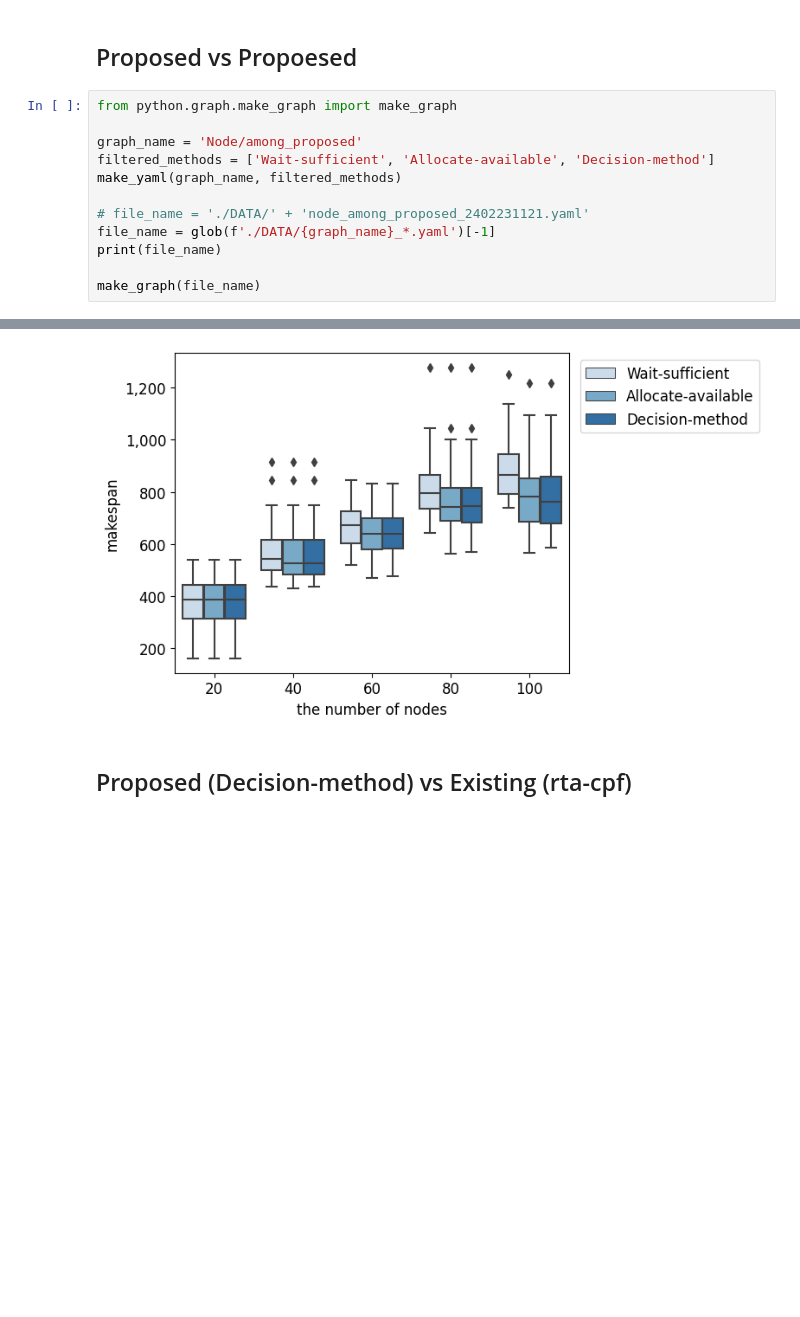
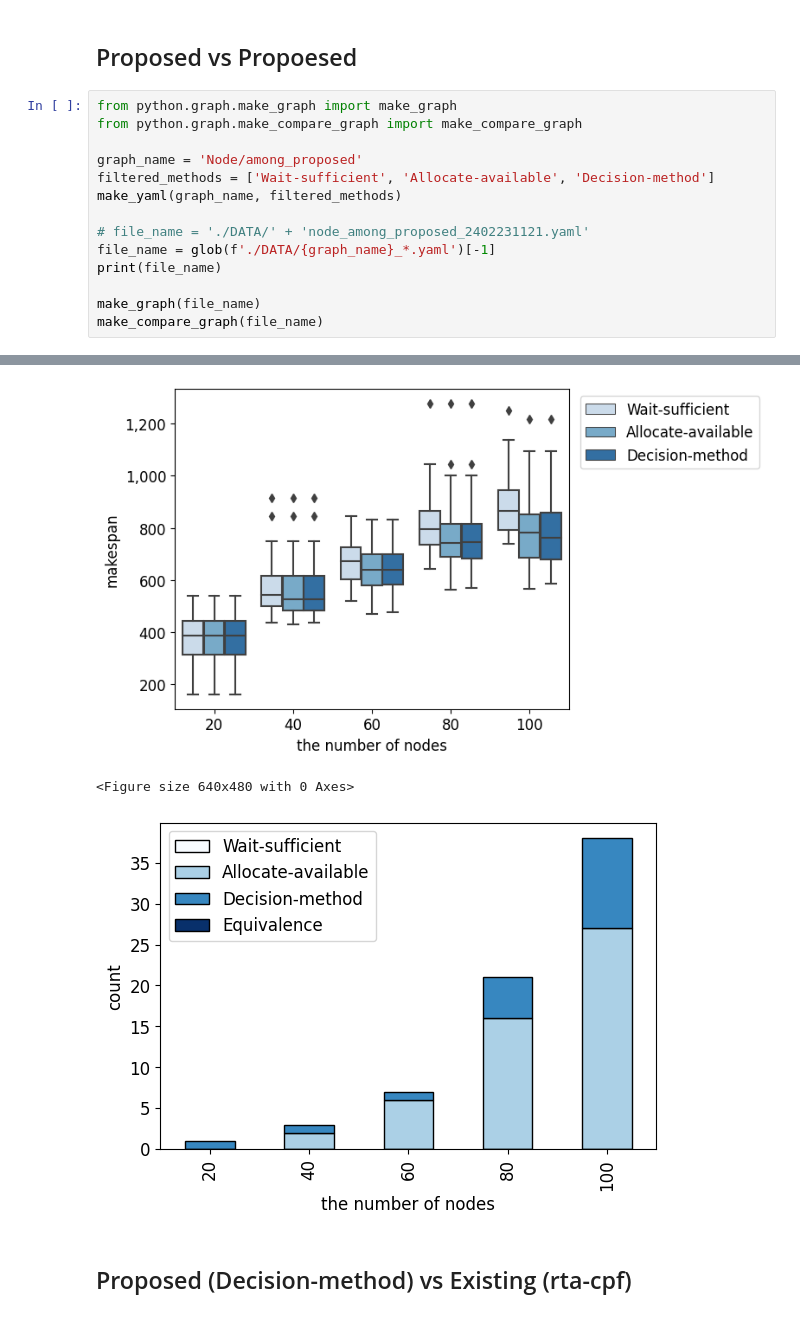
Before and after one commit to azu-lab/okamu_b4_thesis, a Jupyter notebook: test_varying_node.ipynb, the cells around one changed output, grey strips where cells are left out. Saved outputs shown, nothing was run; the diff lists cells and outputs as text; blank space fills up the shorter version.

Commit message:
refactor: visualize
Signed-off-by: rokamu623 <r.okamura.061@ms.saitama-u.ac.jp>

```diff
--- a/test_varying_node.ipynb
+++ b/test_varying_node.ipynb
@@ -44,6 +44,7 @@ def make_yaml(graph_name: str, filtered_methods: list[str]):
 ## Proposed vs Propoesed
 # %%
 from python.graph.make_graph import make_graph
+from python.graph.make_compare_graph import make_compare_graph
 
 graph_name = 'Node/among_proposed'
 filtered_methods = ['Wait-sufficient', 'Allocate-available', 'Decision-method']
@@ -54,4 +55,5 @@ file_name = glob(f'./DATA/{graph_name}_*.yaml')[-1]
 print(file_name)
 
 make_graph(file_name)
+make_compare_graph(file_name)
 # %% [output]
@@ -59,4 +67,6 @@ make_graph(file_name)
 [figure]
+<Figure size 640x480 with 0 Axes>
+[figure, added]
 # %% [markdown]
 ## Proposed (Decision-method) vs Existing (rta-cpf)
 # %%
```
Also changed, not shown: parts of 4 cells of this notebook, 12 other files.
